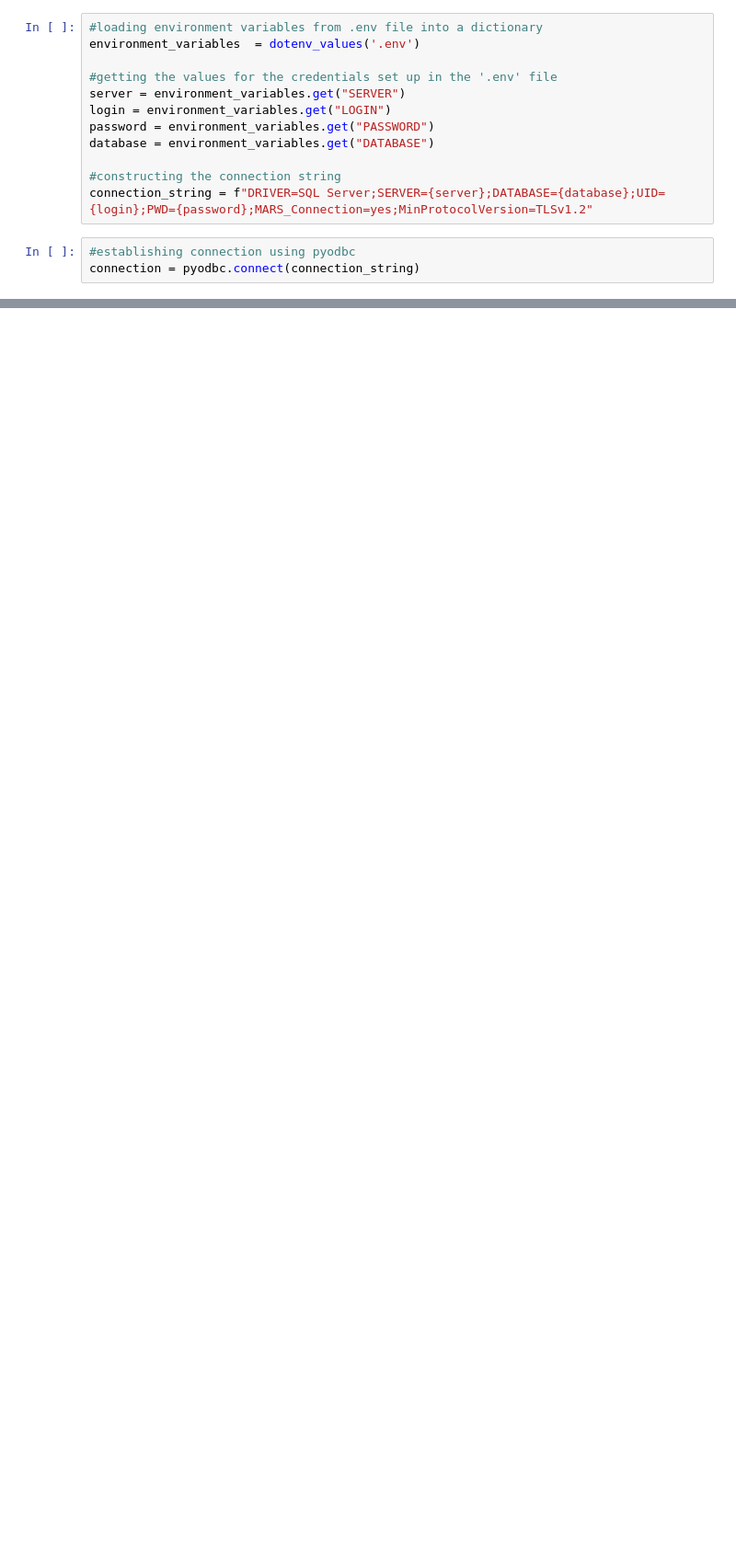
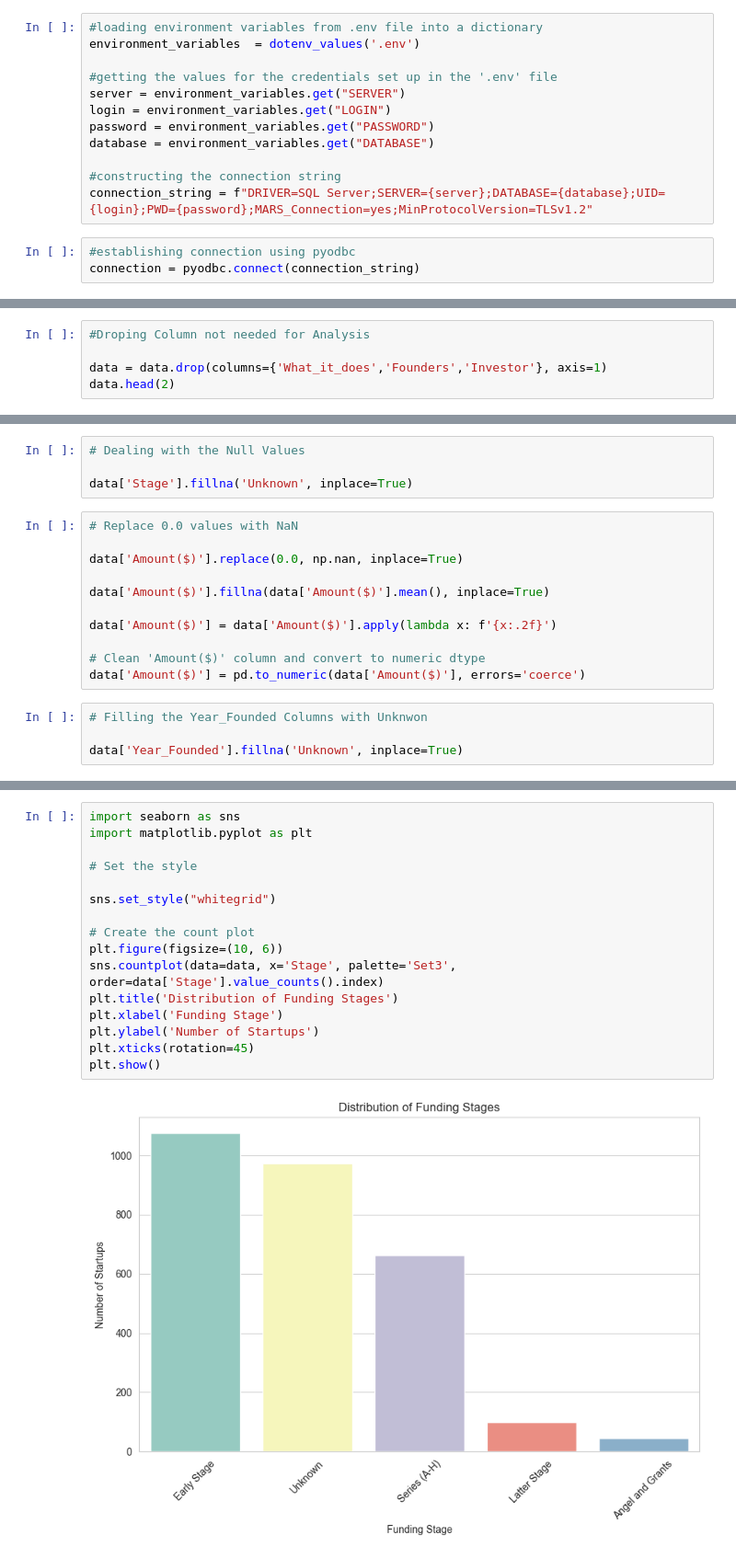
Before and after one commit to BenedictEnimel/LP1_PROJECT-BY-TEAM-ERBIUM, a Jupyter notebook: LP1_PROJECT.ipynb, the cells around one changed output, grey strips where cells are left out. Shown at 92% size. Cells and saved outputs as stored; diff of their text form; blank space fills up the shorter version.

```diff
--- a/LP1_PROJECT.ipynb
+++ b/LP1_PROJECT.ipynb
@@ -227,0 +1135,5 @@ S
+# %%
+#Droping Column not needed for Analysis
+
+data = data.drop(columns={'What_it_does','Founders','Investor'}, axis=1)
+data.head(2)
@@ -227,0 +1158,19 @@ S
+# %%
+# Dealing with the Null Values
+
+data['Stage'].fillna('Unknown', inplace=True)
+# %%
+# Replace 0.0 values with NaN
+
+data['Amount($)'].replace(0.0, np.nan, inplace=True)
+
+data['Amount($)'].fillna(data['Amount($)'].mean(), inplace=True)
+
+data['Amount($)'] = data['Amount($)'].apply(lambda x: f'{x:.2f}')
+
+# Clean 'Amount($)' column and convert to numeric dtype
+data['Amount($)'] = pd.to_numeric(data['Amount($)'], errors='coerce')
+# %%
+# Filling the Year_Founded Columns with Unknwon
+
+data['Year_Founded'].fillna('Unknown', inplace=True)
@@ -227,0 +1235,18 @@ S
+# %%
+import seaborn as sns
+import matplotlib.pyplot as plt
+
+# Set the style
+
+sns.set_style("whitegrid")
+
+# Create the count plot
+plt.figure(figsize=(10, 6))
+sns.countplot(data=data, x='Stage', palette='Set3', order=data['Stage'].value_counts().index)
+plt.title('Distribution of Funding Stages')
+plt.xlabel('Funding Stage')
+plt.ylabel('Number of Startups')
+plt.xticks(rotation=45)
+plt.show()
+# %% [output]
+[figure, added]
```
Also changed, not shown: parts of 131 cells of this notebook, 6 other files.
